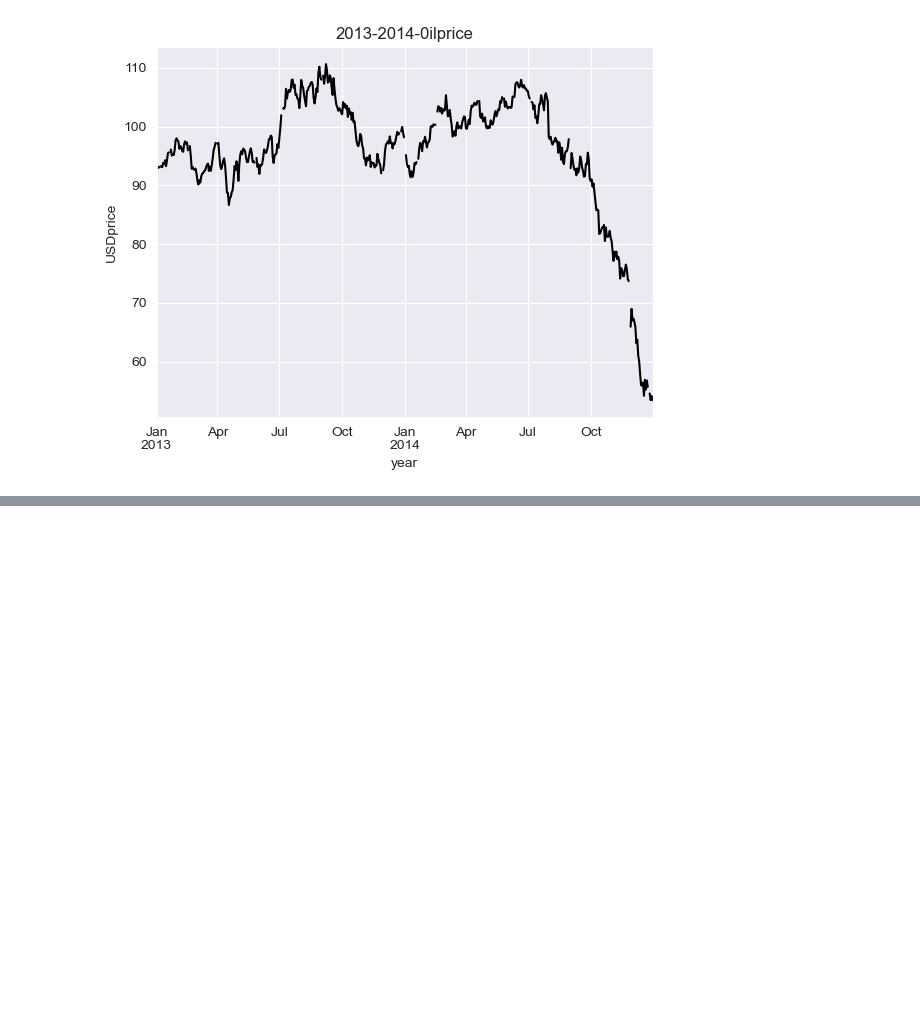
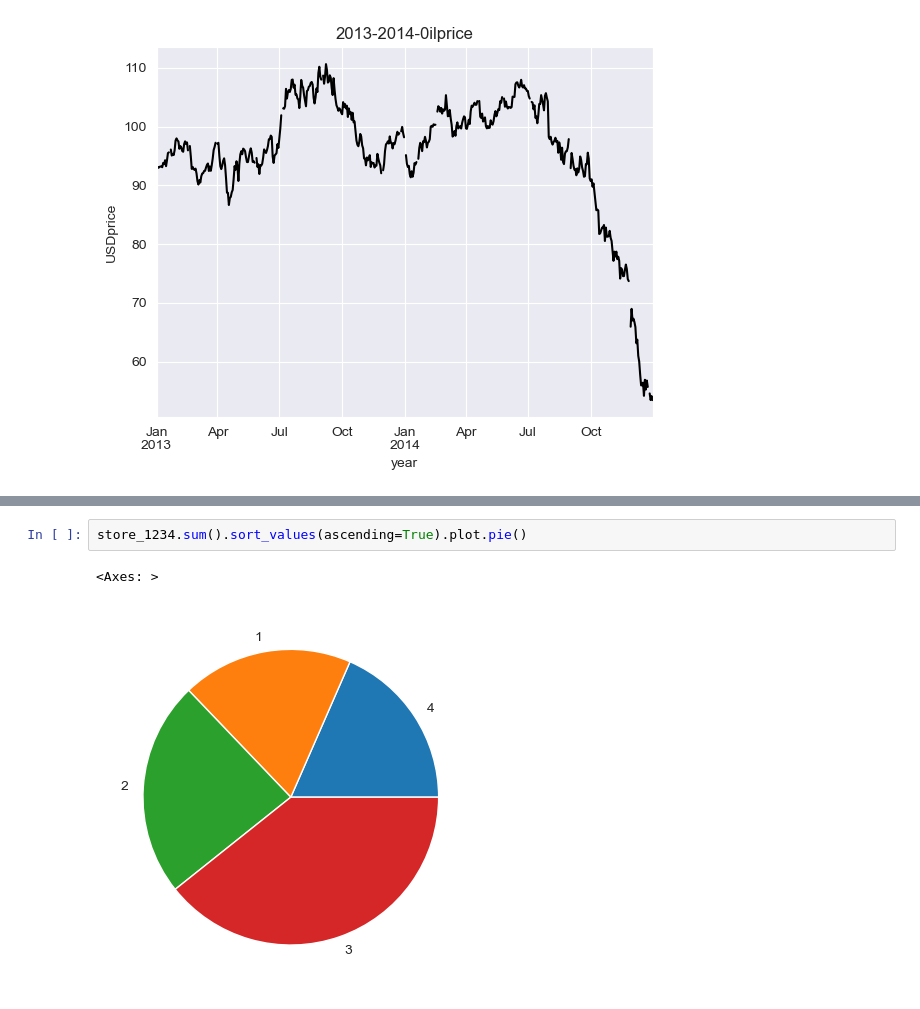
Before and after one commit to nandhini-data/Pandas, a Jupyter notebook: 4.Data Visualization/Data_visualization_tasks.ipynb, the cells around one changed output, grey strips where cells are left out. Cells and saved outputs as stored; diff of their text form; blank space fills up the shorter version.

```diff
--- a/4.Data Visualization/Data_visualization_tasks.ipynb
+++ b/4.Data Visualization/Data_visualization_tasks.ipynb
@@ -65,0 +210,5 @@ oil_df.set_index("date").loc["2013":"2014","price"].plot(title ="2013-2014-0ilpr
+# %%
+store_1234.sum().sort_values(ascending=True).plot.pie()
+# %% [output]
+<Axes: >
+[figure, added]
```
Also changed, not shown: parts of 18 cells of this notebook, 1 other file.
